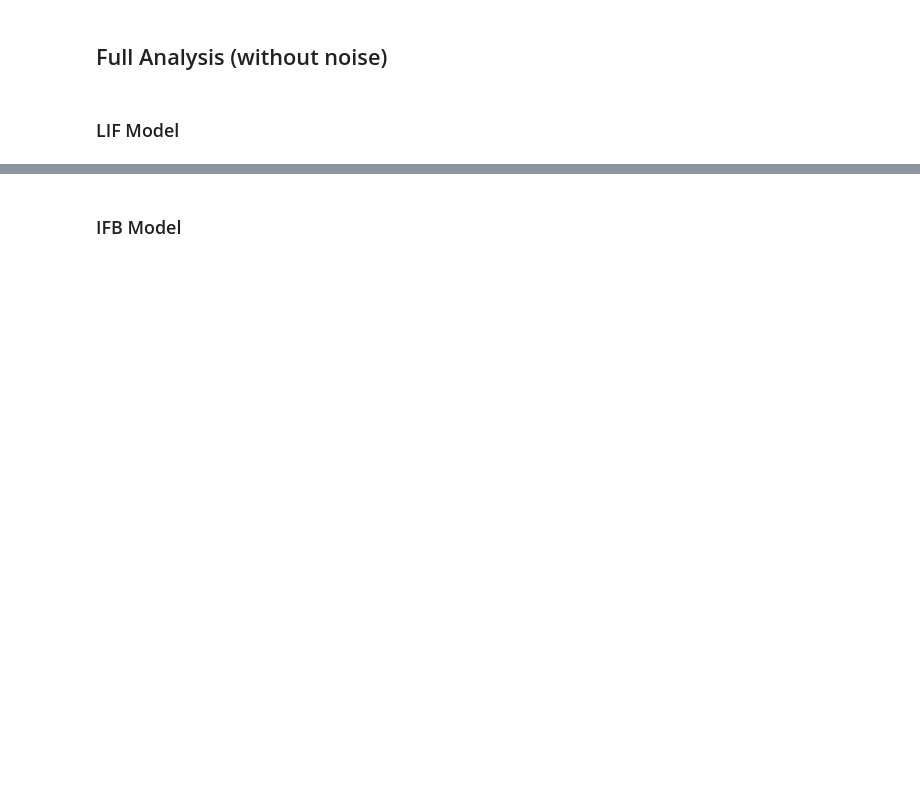
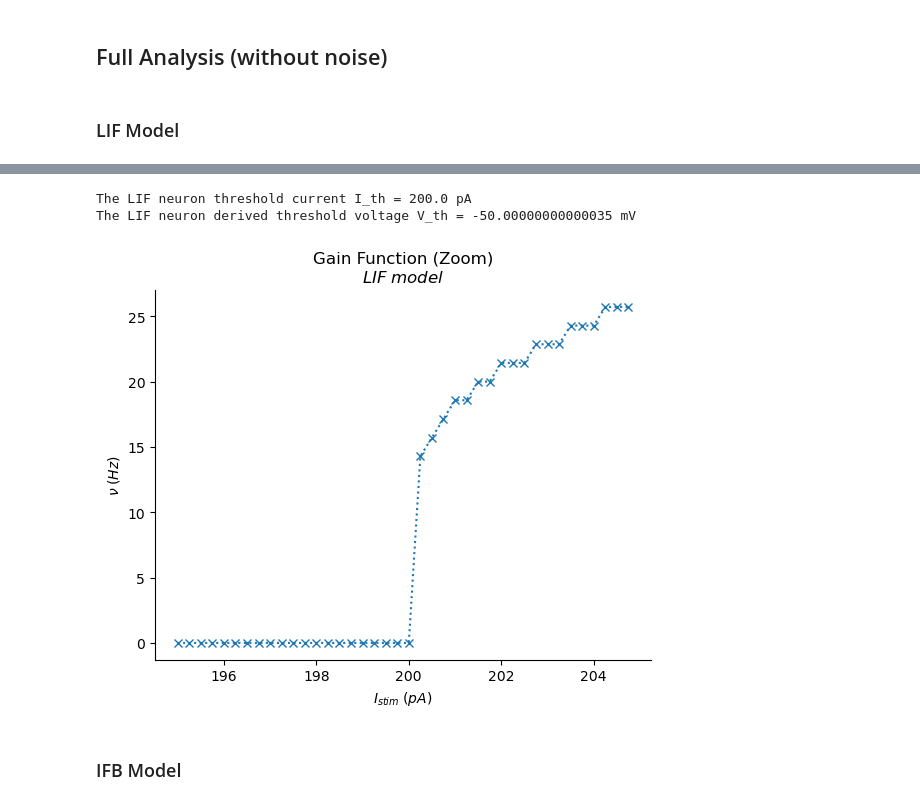
Before and after one commit to FrancescoNegri/computational-neuroscience-project, a Jupyter notebook: main.ipynb, the cells around one changed output, grey strips where cells are left out. Cells and saved outputs as stored; diff of their text form; code cells hidden in the pictures; blank space fills up the shorter version.

```diff
--- a/main.ipynb
+++ b/main.ipynb
@@ -30,20 +43,25 @@ plot_gain_function(I_amplitudes, my_LIF.get_firing_rate(dt), subtitle='$LIF\;mod
 # %%
-I_amplitudes = np.arange(195, 205, 0.5) * 1e-12
-I_stim, t = generate_stimulus(I_amplitudes, simulation_time=0.5, t_on=0.15, t_off=0.35, dt=dt)
+I_amplitudes = np.arange(195, 205, 0.25) * 1e-12
+I_stim, t = generate_stimulus(I_amplitudes, simulation_time=1, t_on=0.15, t_off=0.85, dt=dt)
 
 # Model initialization and execution
 my_LIF = LIF()
 my_LIF.run(I_stim, dt)
 
 # Results plotting
 plot_gain_function(I_amplitudes, my_LIF.get_firing_rate(dt), title='Gain Function (Zoom)', subtitle='$LIF\;model$')
+plt.savefig('./images/LIF_gain_zoom.png', dpi=600)
 
 I_th = I_amplitudes[np.max(np.where(my_LIF.get_firing_rate(dt) == 0))]
 print('The LIF neuron threshold current I_th = ' + str(I_th * 1e12) + ' pA')
 
-I_th_stim, t = generate_stimulus(I_th, simulation_time=0.5, t_on=0.15, t_off=0.35, dt=dt)
+I_th_stim, t = generate_stimulus(I_th, simulation_time=1, t_on=0.15, t_off=0.85, dt=dt)
 V_th = np.max(my_LIF.run(I_th_stim, dt))
 print('The LIF neuron derived threshold voltage V_th = ' + str(V_th * 1e3) + ' mV')
+# %% [output]
+The LIF neuron threshold current I_th = 200.0 pA
+The LIF neuron derived threshold voltage V_th = -50.00000000000035 mV
+[figure, added]
 # %% [markdown]
 ### IFB Model
 # %%
```
Also changed, not shown: parts of 14 cells of this notebook, 4 other files.
